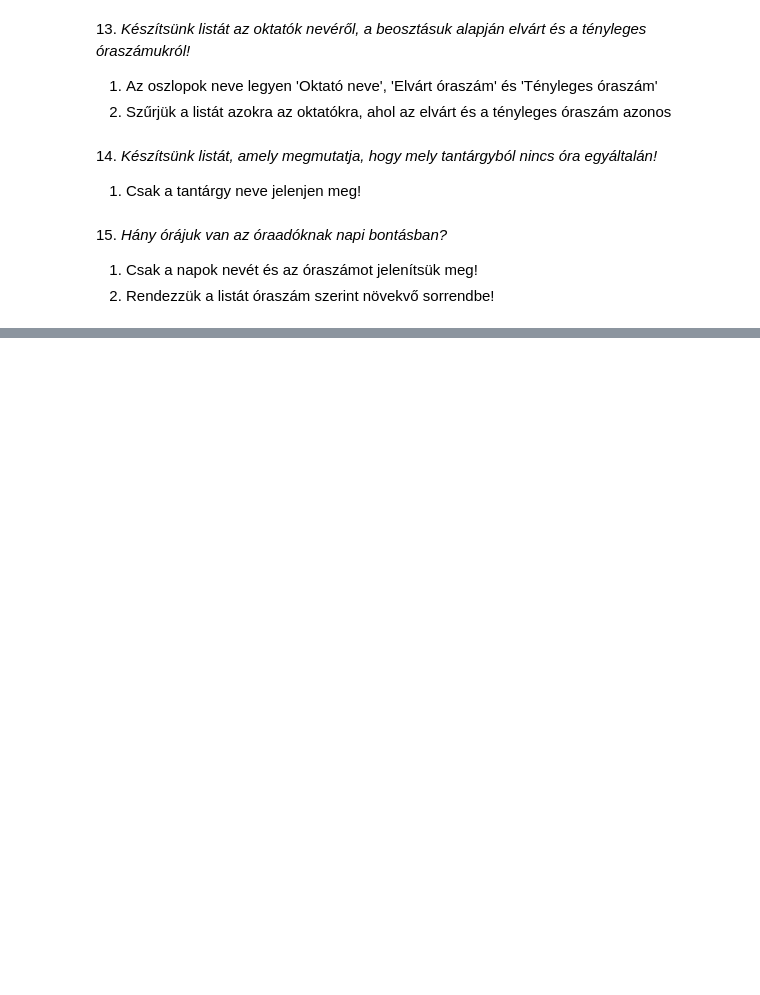
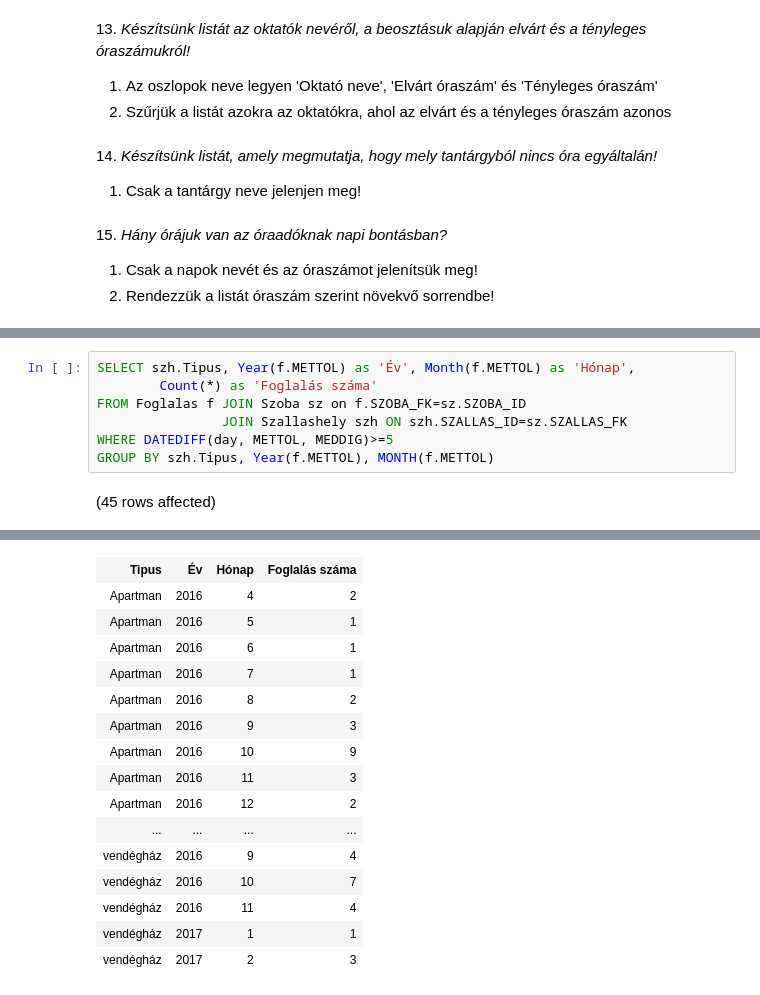
Before and after one commit to albertiadam/sql, a Jupyter notebook: gyakorlat03_feladatok.ipynb, the cells around one changed output, grey strips where cells are left out. Saved outputs shown, nothing was run; the diff lists cells and outputs as text; blank space fills up the shorter version.

```diff
--- a/gyakorlat03_feladatok.ipynb
+++ b/gyakorlat03_feladatok.ipynb
@@ -99,0 +202,9 @@ Az oszlopokat nevezzük el értelemszerűen!
+# %%
+SELECT szh.Tipus, Year(f.METTOL) as 'Év', Month(f.METTOL) as 'Hónap',
+        Count(*) as 'Foglalás száma'
+FROM Foglalas f JOIN Szoba sz on f.SZOBA_FK=sz.SZOBA_ID
+                JOIN Szallashely szh ON szh.SZALLAS_ID=sz.SZALLAS_FK
+WHERE DATEDIFF(day, METTOL, MEDDIG)>=5
+GROUP BY szh.Tipus, Year(f.METTOL), MONTH(f.METTOL)
+# %% [output]
+(45 rows affected)
@@ -99,0 +212,16 @@ Az oszlopokat nevezzük el értelemszerűen!
+| Tipus | Év | Hónap | Foglalás száma |
+| Apartman | 2016 | 4 | 2 |
+| Apartman | 2016 | 5 | 1 |
+| Apartman | 2016 | 6 | 1 |
+| Apartman | 2016 | 7 | 1 |
+| Apartman | 2016 | 8 | 2 |
+| Apartman | 2016 | 9 | 3 |
+| Apartman | 2016 | 10 | 9 |
+| Apartman | 2016 | 11 | 3 |
+| Apartman | 2016 | 12 | 2 |
+| ... | ... | ... | ... |
+| vendégház | 2016 | 9 | 4 |
+| vendégház | 2016 | 10 | 7 |
+| vendégház | 2016 | 11 | 4 |
+| vendégház | 2017 | 1 | 1 |
+| vendégház | 2017 | 2 | 3 |
```
Also changed, not shown: parts of 9 cells of this notebook.
